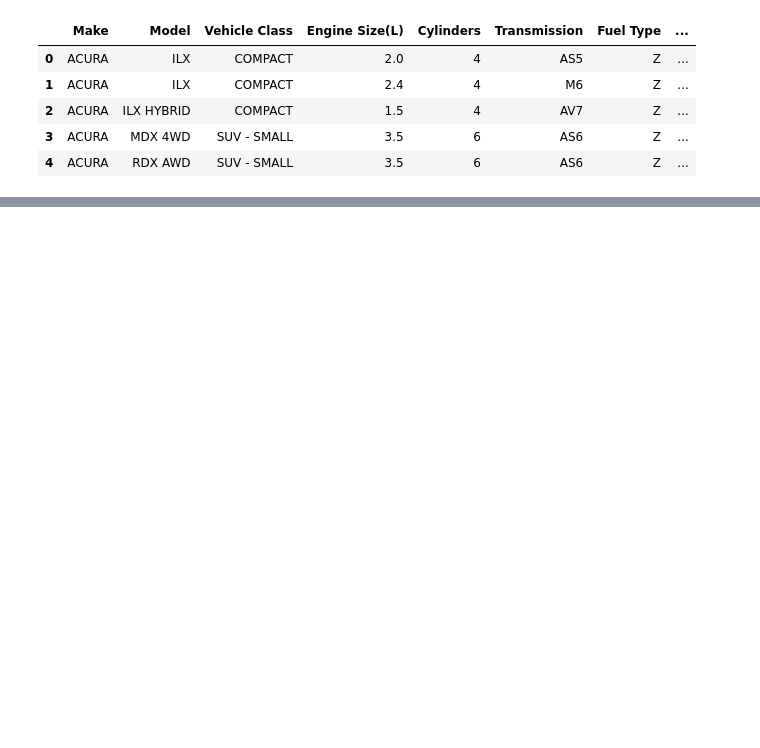
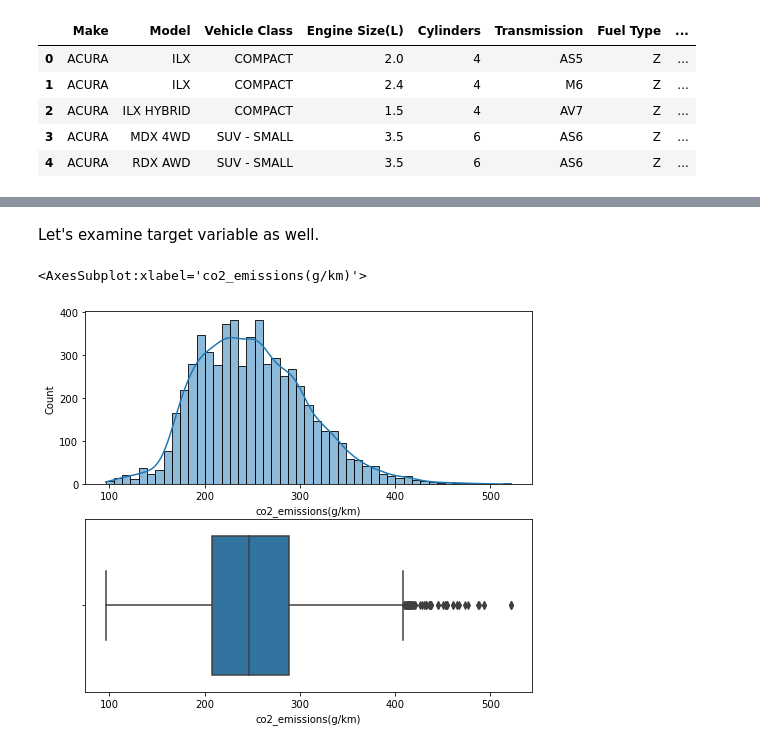
Before and after one commit to DZorikhin/co2_emissions, a Jupyter notebook: notebook.ipynb, the cells around one changed output, grey strips where cells are left out. Saved outputs shown, nothing was run; the diff lists cells and outputs as text; code cells hidden in the pictures; blank space fills up the shorter version.

```diff
--- a/notebook.ipynb
+++ b/notebook.ipynb
@@ -24,0 +123,9 @@ df.head()
+# %% [markdown]
+Let's examine target variable as well.
+# %%
+_, axes = plt.subplots(nrows=2, ncols=1, figsize=(8, 7))
+sns.histplot(data=df_full_train, x="co2_emissions(g/km)", kde=True, ax=axes[0])
+sns.boxplot(data=df_full_train, x="co2_emissions(g/km)", ax=axes[1])
+# %% [output]
+<AxesSubplot:xlabel='co2_emissions(g/km)'>
+[figure, added]
```
Also changed, not shown: parts of 18 cells of this notebook.
